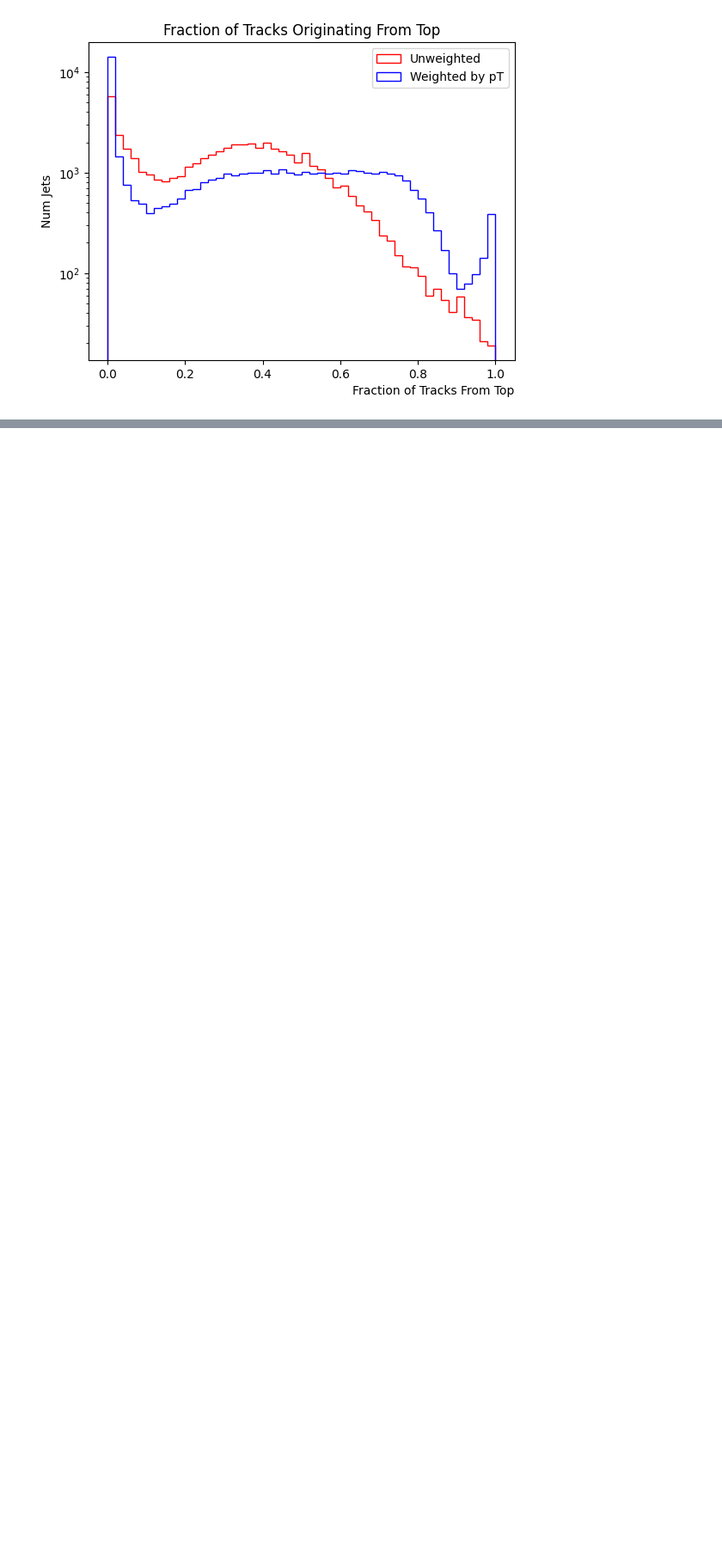
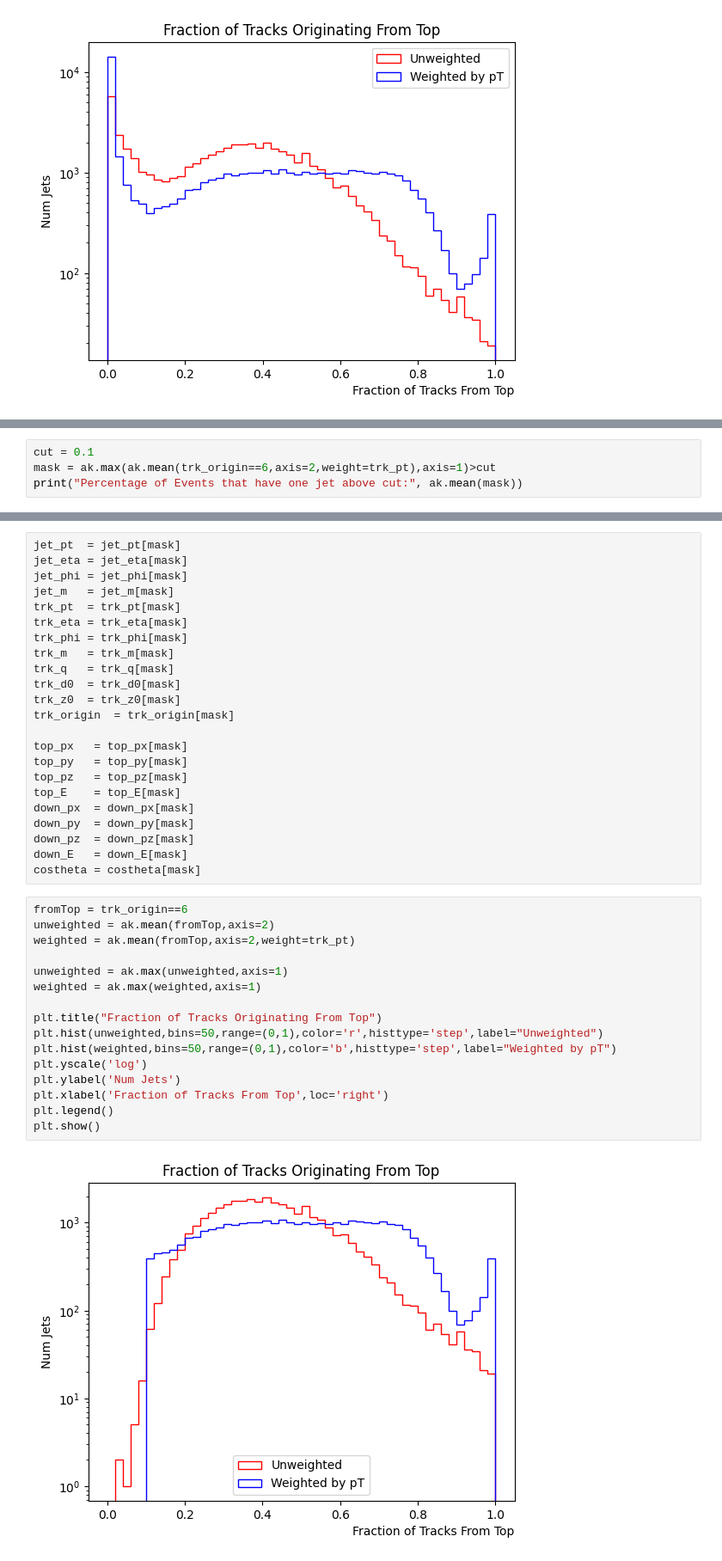
Before and after one commit to LukeV37/Top_Polarimetry, a Jupyter notebook: model/Jet_Attention_Model.ipynb, the cells around one changed output, grey strips where cells are left out. Shown: that part at 86% size. Cells and saved outputs as stored; diff of their text form; blank space fills up the shorter version.

```diff
--- a/model/Jet_Attention_Model.ipynb
+++ b/model/Jet_Attention_Model.ipynb
@@ -103,0 +94,4 @@ print(len(trk_label[0]))
+# %%
+cut = 0.1
+mask = ak.max(ak.mean(trk_origin==6,axis=2,weight=trk_pt),axis=1)>cut
+print("Percentage of Events that have one jet above cut:", ak.mean(mask))
@@ -103,0 +100,41 @@ print(len(trk_label[0]))
+# %%
+jet_pt  = jet_pt[mask]
+jet_eta = jet_eta[mask]
+jet_phi = jet_phi[mask]
+jet_m   = jet_m[mask]
+trk_pt  = trk_pt[mask]
+trk_eta = trk_eta[mask]
+trk_phi = trk_phi[mask]
+trk_m   = trk_m[mask]
+trk_q   = trk_q[mask]
+trk_d0  = trk_d0[mask]
+trk_z0  = trk_z0[mask]
+trk_origin  = trk_origin[mask]
+
+top_px   = top_px[mask]
+top_py   = top_py[mask]
+top_pz   = top_pz[mask]
+top_E    = top_E[mask]
+down_px  = down_px[mask]
+down_py  = down_py[mask]
+down_pz  = down_pz[mask]
+down_E   = down_E[mask]
+costheta = costheta[mask]
+# %%
+fromTop = trk_origin==6
+unweighted = ak.mean(fromTop,axis=2)
+weighted = ak.mean(fromTop,axis=2,weight=trk_pt)
+
+unweighted = ak.max(unweighted,axis=1)
+weighted = ak.max(weighted,axis=1)
+
+plt.title("Fraction of Tracks Originating From Top")
+plt.hist(unweighted,bins=50,range=(0,1),color='r',histtype='step',label="Unweighted")
+plt.hist(weighted,bins=50,range=(0,1),color='b',histtype='step',label="Weighted by pT")
+plt.yscale('log')
+plt.ylabel('Num Jets')
+plt.xlabel('Fraction of Tracks From Top',loc='right')
+plt.legend()
+plt.show()
+# %% [output]
+[figure, added]
```
Also changed, not shown: parts of 6 cells of this notebook.
